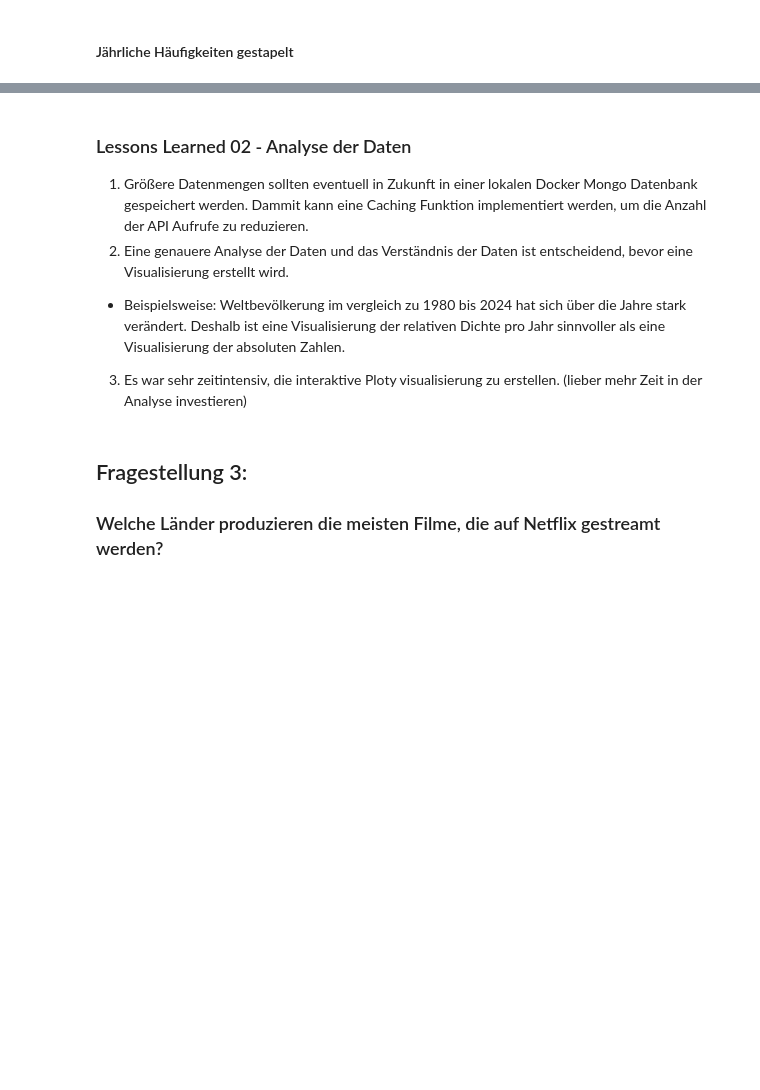
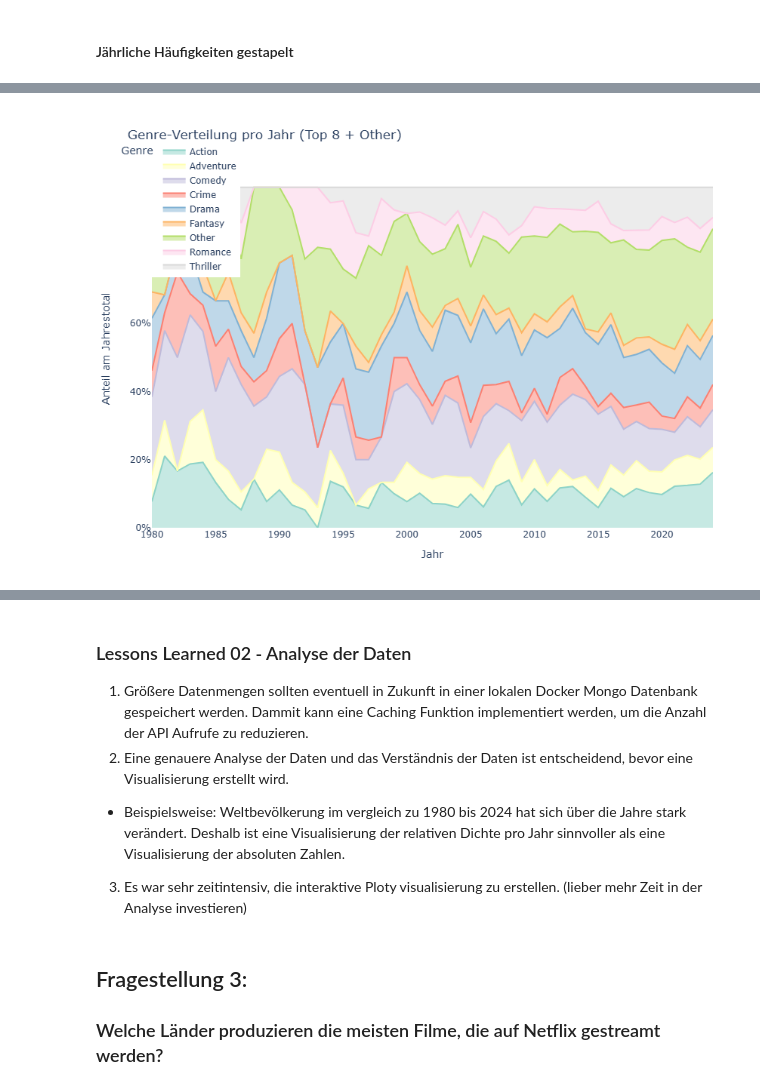
Before and after one commit to SethoE/Netflix_Data_Analysis, a Jupyter notebook: notebooks/DSCB230_SoSe25_Hausarbeit_Juliett.ipynb, the cells around one changed output, grey strips where cells are left out. Cells and saved outputs as stored; diff of their text form; code cells hidden in the pictures; blank space fills up the shorter version.

```diff
--- a/notebooks/DSCB230_SoSe25_Hausarbeit_Juliett.ipynb
+++ b/notebooks/DSCB230_SoSe25_Hausarbeit_Juliett.ipynb
@@ -630,0 +797,75 @@ fig_yearly.show()
+# %%
+import json
+from pathlib import Path
+import pandas as pd
+import plotly.express as px
+
+# BASE wie gehabt
+BASE = Path().resolve().parent
+
+# 1. Daten laden & Genre-Mapping mergen (wie vorher) …
+data_file   = BASE/"data"/"raw"/"fragestellung_02"/"2025-05-19_version2_all_european_movies.json"
+genres_file = BASE/"data"/"processed"/"fragestellung_02"/"all_genres.json"
+
+with open(data_file,   "r", encoding="utf-8") as f: movies = json.load(f)
+with open(genres_file, "r", encoding="utf-8") as f: gdata  = json.load(f)["genres"]
+
+df    = pd.DataFrame({m["id"]:m for m in movies}.values())
+df["year"] = pd.to_datetime(df["release_date"]).dt.year
+df = df.explode("genre_ids")
+df_genres = pd.DataFrame(gdata).rename(columns={"id":"genre_ids","name":"genre_name"})
+df = df.merge(df_genres[["genre_ids","genre_name"]], on="genre_ids", how="left")
+
+# 2. Top 8 Genres wählen, Rest zu “Other” zusammenfassen
+top8 = (
+    df["genre_name"]
+    .value_counts()
+    .nlargest(8)
+    .index
+    .tolist()
+)
+df["genre_grp"] = df["genre_name"].where(df["genre_name"].isin(top8), "Other")
+
+# 3. Jahres-×-Genre-Counts neu berechnen
+yearly = (
+    df.groupby(["year","genre_grp"])
+      .size()
+      .reset_index(name="count")
+)
+
+# lückenlos auffüllen
+years  = range(yearly.year.min(), yearly.year.max()+1)
+grps   = sorted(yearly.genre_grp.unique())
+idx    = pd.MultiIndex.from_product([years, grps], names=["year","genre_grp"])
+yearly = yearly.set_index(["year","genre_grp"]).reindex(idx, fill_value=0).reset_index()
+
+# 4. Plotly 100 %-Area mit Hover-Fix & Styling
+fig = px.area(
+    yearly,
+    x="year", y="count", color="genre_grp",
+    groupnorm="fraction",
+    category_orders={"genre_grp": grps},
+    color_discrete_sequence=px.colors.qualitative.Set3,  # sanfte Palette
+    labels={
+      "year":        "Jahr",
+      "count":       "Anteil am Jahrestotal",
+      "genre_grp":   "Genre"
+    },
+    title="Genre-Verteilung pro Jahr (Top 8 + Other)"
+)
+
+fig.update_layout(
+    hovermode="closest",       # nur ein Genre-Tooltip
+    yaxis_tickformat=".0%",    # in %
+    height=600, width=1000,
+    margin=dict(l=60, r=20, t=80, b=60),
+    plot_bgcolor="white",
+    legend=dict(
+      orientation="h",
+      y=1.08, x=0.02
+    )
+)
+
+fig.show()
+# %% [output]
+[figure, added]
```
Also changed, not shown: parts of 52 cells of this notebook, 6 other files.
